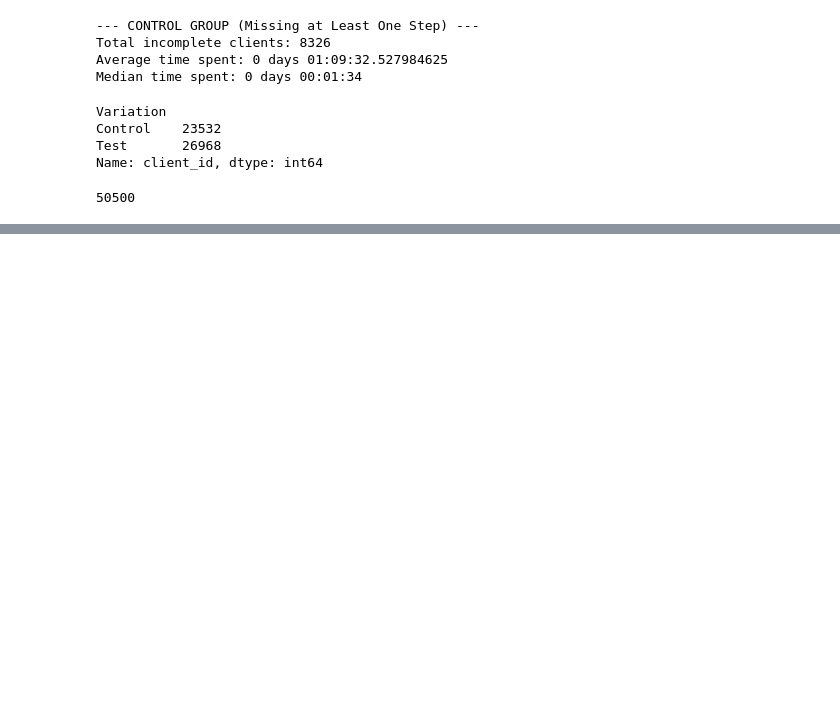
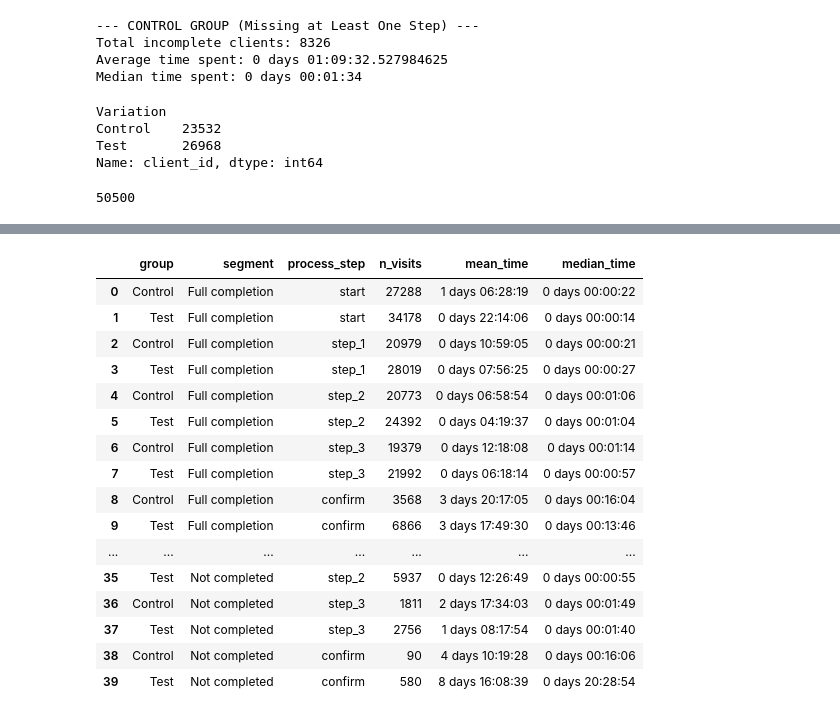
Before and after one commit to FranciscoDosReis/vanguard-FCCP-Solutions, a Jupyter notebook: notebooks/average_completion_time_bygroup_francisco.ipynb, the cells around one changed output, grey strips where cells are left out. Saved outputs shown, nothing was run; the diff lists cells and outputs as text; code cells hidden in the pictures; blank space fills up the shorter version.

```diff
--- a/notebooks/average_completion_time_bygroup_francisco.ipynb
+++ b/notebooks/average_completion_time_bygroup_francisco.ipynb
@@ -683,0 +738,3 @@ Name: client_id, dtype: int64
+# %%
+gaps_test = build_gaps(df_test)
+gaps_control = build_gaps(df_control)
@@ -683,0 +785,62 @@ Name: client_id, dtype: int64
+# %%
+step_order = ["start", "step_1", "step_2", "step_3", "confirm"]
+
+
+gaps_test = build_gaps(df_test)
+gaps_control = build_gaps(df_control)
+segments_test = get_segments(df_test)
+segments_control = get_segments(df_control)
+
+def step_durations(gaps_df):
+    d = gaps_df.sort_values(["client_id", "timestamp"], kind="stable").copy()
+
+    d["next_ts"] = d.groupby("client_id")["timestamp"].shift(-1)
+    d["step_time"] = d["next_ts"] - d["timestamp"]
+    return d.dropna(subset=["step_time"])[["client_id", "process_step", "step_time"]]
+# %%
+from IPython.display import display
+
+seg_order = list(segments_test.keys())
+
+def summarize_steps(gaps_df, segments, group_name, per="visit"):
+    sd = step_durations(gaps_df)
+    out = []
+    for seg_name, ids in segments.items():
+        s = sd[sd["client_id"].isin(ids)]
+        if per == "client":
+            # add up repeated visits to the same step, one value per client and step
+            s = s.groupby(["client_id", "process_step"], as_index=False)["step_time"].sum()
+        stats = (
+            s.groupby("process_step")["step_time"]
+            .agg(["count", "mean", "median"])
+            .reset_index()
+        )
+        stats.insert(0, "segment", seg_name)
+        stats.insert(0, "group", group_name)
+        out.append(stats)
+    return pd.concat(out, ignore_index=True)
+
+def build_step_table(per):
+    t = pd.concat([
+        summarize_steps(gaps_test, segments_test, "Test", per),
+        summarize_steps(gaps_control, segments_control, "Control", per),
+    ], ignore_index=True)
+
+    t["process_step"] = pd.Categorical(t["process_step"], categories=step_order, ordered=True)
+    t["segment"] = pd.Categorical(t["segment"], categories=seg_order, ordered=True)
+    t[["mean", "median"]] = t[["mean", "median"]].apply(lambda c: c.dt.round("s"))
+
+    return (
+        t.rename(columns={"count": f"n_{per}s", "mean": "mean_time", "median": "median_time"})
+         .sort_values(["segment", "process_step", "group"])
+         .reset_index(drop=True)
+    )
+
+step_summary_visit = build_step_table("visit")
+step_summary_client = build_step_table("client")
+
+print("PER VISIT")
+display(step_summary_visit)
+print("PER CLIENT")
+display(step_summary_client)
+# %% [output]
@@ -683,0 +848,17 @@ Name: client_id, dtype: int64
+|  | group | segment | process_step | n_visits | mean_time | median_time |
+| 0 | Control | Full completion | start | 27288 | 1 days 06:28:19 | 0 days 00:00:22 |
+| 1 | Test | Full completion | start | 34178 | 0 days 22:14:06 | 0 days 00:00:14 |
+| 2 | Control | Full completion | step_1 | 20979 | 0 days 10:59:05 | 0 days 00:00:21 |
+| 3 | Test | Full completion | step_1 | 28019 | 0 days 07:56:25 | 0 days 00:00:27 |
+| 4 | Control | Full completion | step_2 | 20773 | 0 days 06:58:54 | 0 days 00:01:06 |
+| 5 | Test | Full completion | step_2 | 24392 | 0 days 04:19:37 | 0 days 00:01:04 |
+| 6 | Control | Full completion | step_3 | 19379 | 0 days 12:18:08 | 0 days 00:01:14 |
+| 7 | Test | Full completion | step_3 | 21992 | 0 days 06:18:14 | 0 days 00:00:57 |
+| 8 | Control | Full completion | confirm | 3568 | 3 days 20:17:05 | 0 days 00:16:04 |
+| 9 | Test | Full completion | confirm | 6866 | 3 days 17:49:30 | 0 days 00:13:46 |
+| ... | ... | ... | ... | ... | ... | ... |
+| 35 | Test | Not completed | step_2 | 5937 | 0 days 12:26:49 | 0 days 00:00:55 |
+| 36 | Control | Not completed | step_3 | 1811 | 2 days 17:34:03 | 0 days 00:01:49 |
+| 37 | Test | Not completed | step_3 | 2756 | 1 days 08:17:54 | 0 days 00:01:40 |
+| 38 | Control | Not completed | confirm | 90 | 4 days 10:19:28 | 0 days 00:16:06 |
+| 39 | Test | Not completed | confirm | 580 | 8 days 16:08:39 | 0 days 20:28:54 |
```
Also changed, not shown: parts of 7 cells of this notebook, 2 other files.
